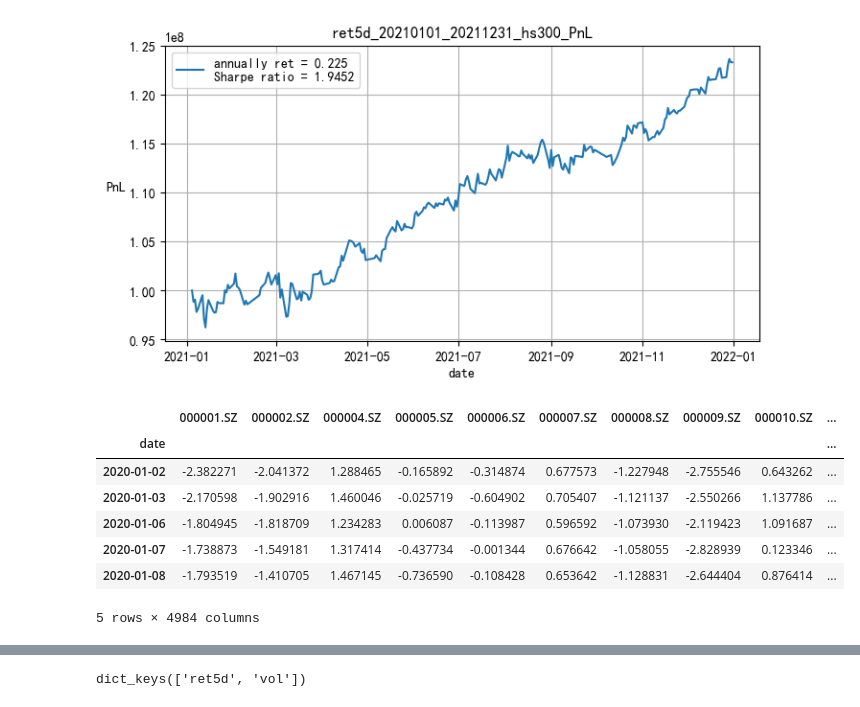
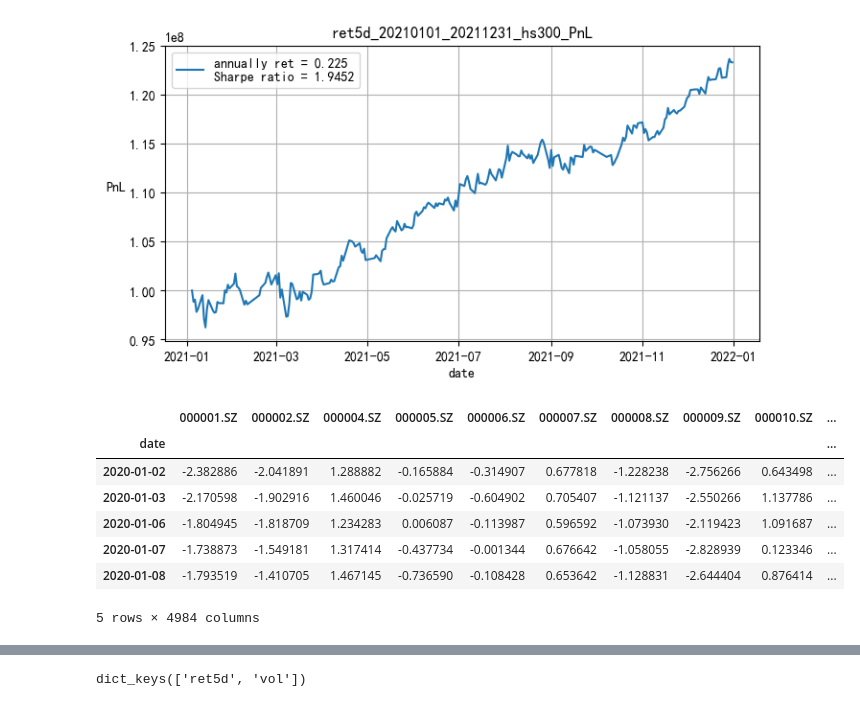
Before and after one commit to xingexjj/quantitative_trading_system, a Jupyter notebook: test.ipynb, the cells around one changed output, grey strips where cells are left out. Cells and saved outputs as stored; diff of their text form; code cells hidden in the pictures.

Commit message:
add cleanOutlier

```diff
--- a/test.ipynb
+++ b/test.ipynb
@@ -83,12 +83,12 @@ alphapool.add(ret5d, 'ret5d')
 # %%
 # 计算对数成交量因子
 vol = -np.log(data['volume'])
-vol = zscore(vol) # 去极值, 标准化
+vol = zscore(cleanOutlier(vol)) # 去极值, 标准化
 vol.head()
 # %% [output]
 |  | 000001.SZ | 000002.SZ | 000004.SZ | 000005.SZ | 000006.SZ | 000007.SZ | 000008.SZ | 000009.SZ | 000010.SZ | ... |
 | date |  |  |  |  |  |  |  |  |  | ... |
-| 2020-01-02 | -2.382271 | -2.041372 | 1.288465 | -0.165892 | -0.314874 | 0.677573 | -1.227948 | -2.755546 | 0.643262 | ... |
+| 2020-01-02 | -2.382886 | -2.041891 | 1.288882 | -0.165884 | -0.314907 | 0.677818 | -1.228238 | -2.756266 | 0.643498 | ... |
 | 2020-01-03 | -2.170598 | -1.902916 | 1.460046 | -0.025719 | -0.604902 | 0.705407 | -1.121137 | -2.550266 | 1.137786 | ... |
 | 2020-01-06 | -1.804945 | -1.818709 | 1.234283 | 0.006087 | -0.113987 | 0.596592 | -1.073930 | -2.119423 | 1.091687 | ... |
 | 2020-01-07 | -1.738873 | -1.549181 | 1.317414 | -0.437734 | -0.001344 | 0.676642 | -1.058055 | -2.828939 | 0.123346 | ... |
```
Also changed, not shown: parts of 3 cells of this notebook, 1 other file.
